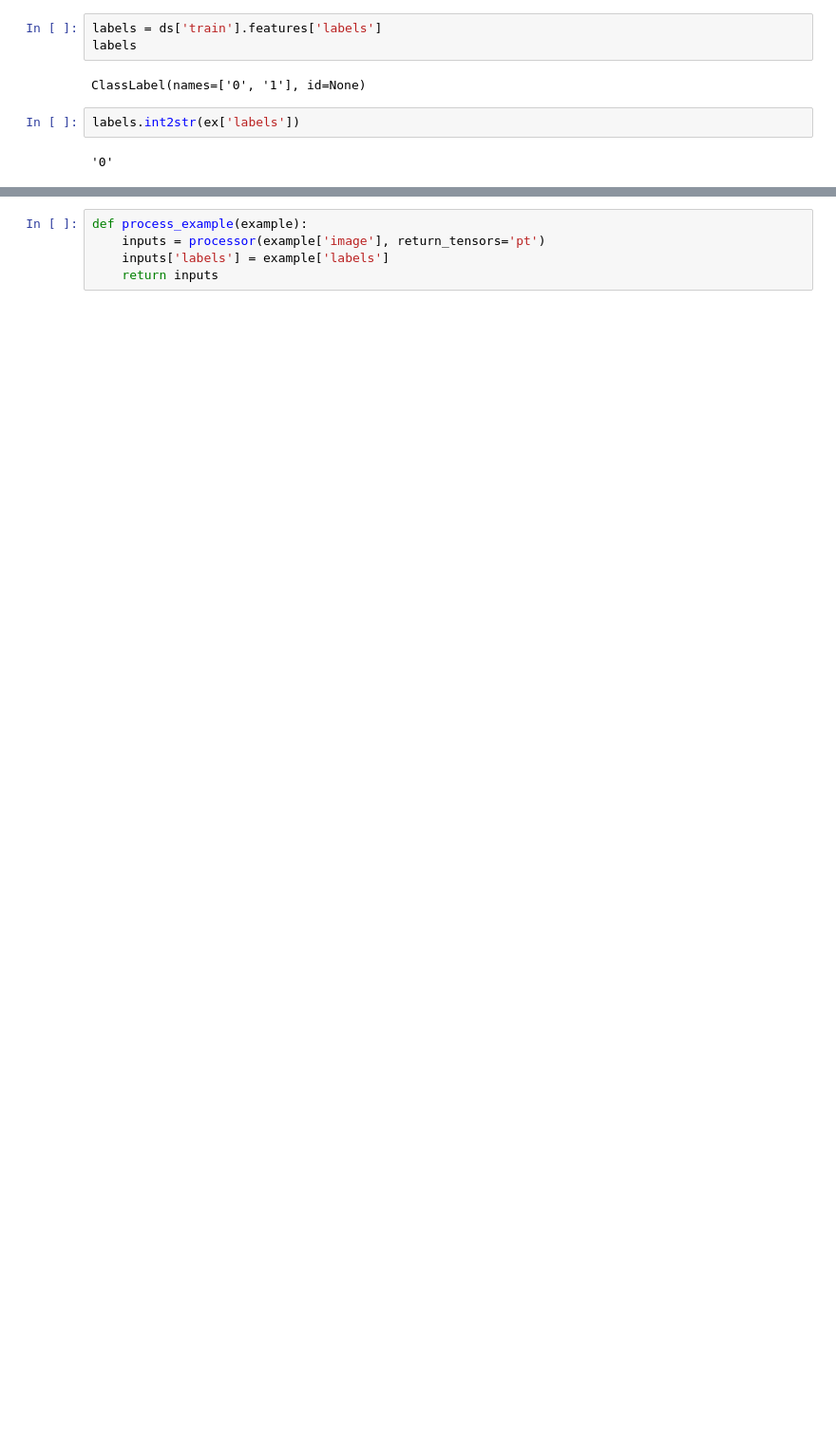
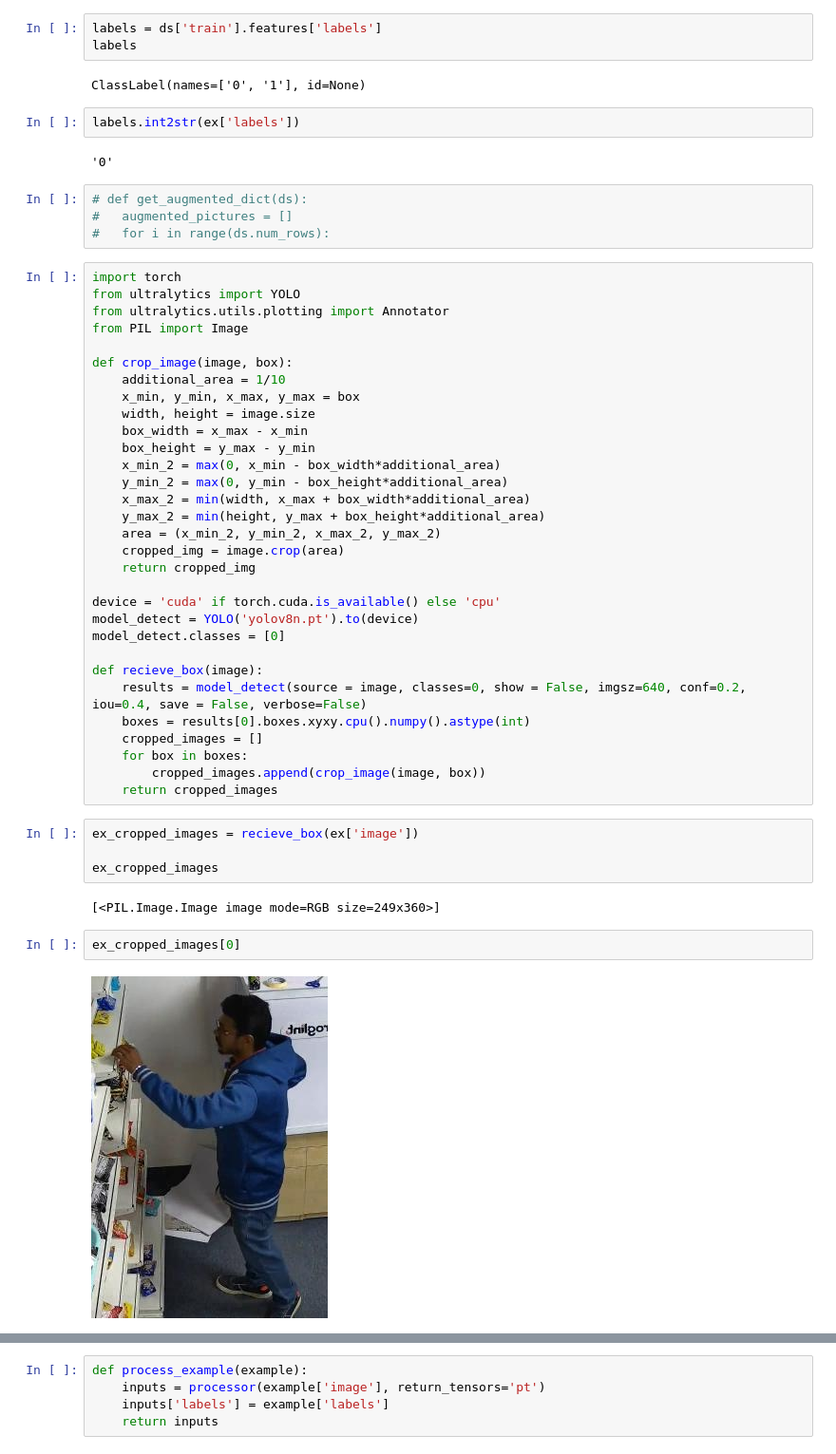
Before and after one commit to trueuser3/ML_project_2_course, a Jupyter notebook: vit.ipynb, the cells around one changed output, grey strips where cells are left out. Shown at 95% size. Cells and saved outputs as stored; diff of their text form; blank space fills up the shorter version.

```diff
--- a/vit.ipynb
+++ b/vit.ipynb
@@ -70,3 +87,48 @@ ClassLabel(names=['0', '1'], id=None)
 labels.int2str(ex['labels'])
 # %% [output]
 '0'
+# %%
+# def get_augmented_dict(ds):
+#   augmented_pictures = []
+#   for i in range(ds.num_rows):
+# %%
+import torch
+from ultralytics import YOLO
+from ultralytics.utils.plotting import Annotator
+from PIL import Image
+
+def crop_image(image, box):
+    additional_area = 1/10
+    x_min, y_min, x_max, y_max = box
+    width, height = image.size
+    box_width = x_max - x_min
+    box_height = y_max - y_min
+    x_min_2 = max(0, x_min - box_width*additional_area)
+    y_min_2 = max(0, y_min - box_height*additional_area)
+    x_max_2 = min(width, x_max + box_width*additional_area)
+    y_max_2 = min(height, y_max + box_height*additional_area)
+    area = (x_min_2, y_min_2, x_max_2, y_max_2)
+    cropped_img = image.crop(area)
+    return cropped_img
+
+device = 'cuda' if torch.cuda.is_available() else 'cpu'
+model_detect = YOLO('yolov8n.pt').to(device)
+model_detect.classes = [0]
+
+def recieve_box(image):
+    results = model_detect(source = image, classes=0, show = False, imgsz=640, conf=0.2, iou=0.4, save = False, verbose=False)
+    boxes = results[0].boxes.xyxy.cpu().numpy().astype(int)
+    cropped_images = []
+    for box in boxes:
+        cropped_images.append(crop_image(image, box))
+    return cropped_images
+# %%
+ex_cropped_images = recieve_box(ex['image'])
+
+ex_cropped_images
+# %% [output]
+[<PIL.Image.Image image mode=RGB size=249x360>]
+# %%
+ex_cropped_images[0]
+# %% [output]
+[figure, added]
```
Also changed, not shown: parts of 50 cells of this notebook, 1 other file.
